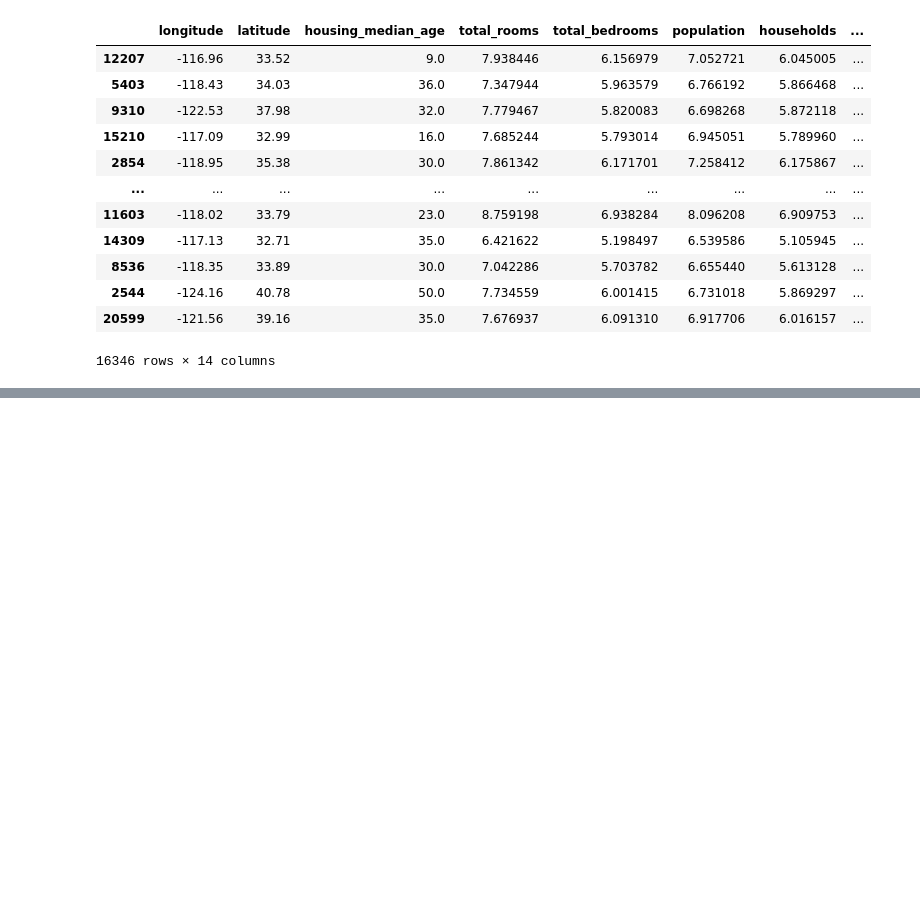
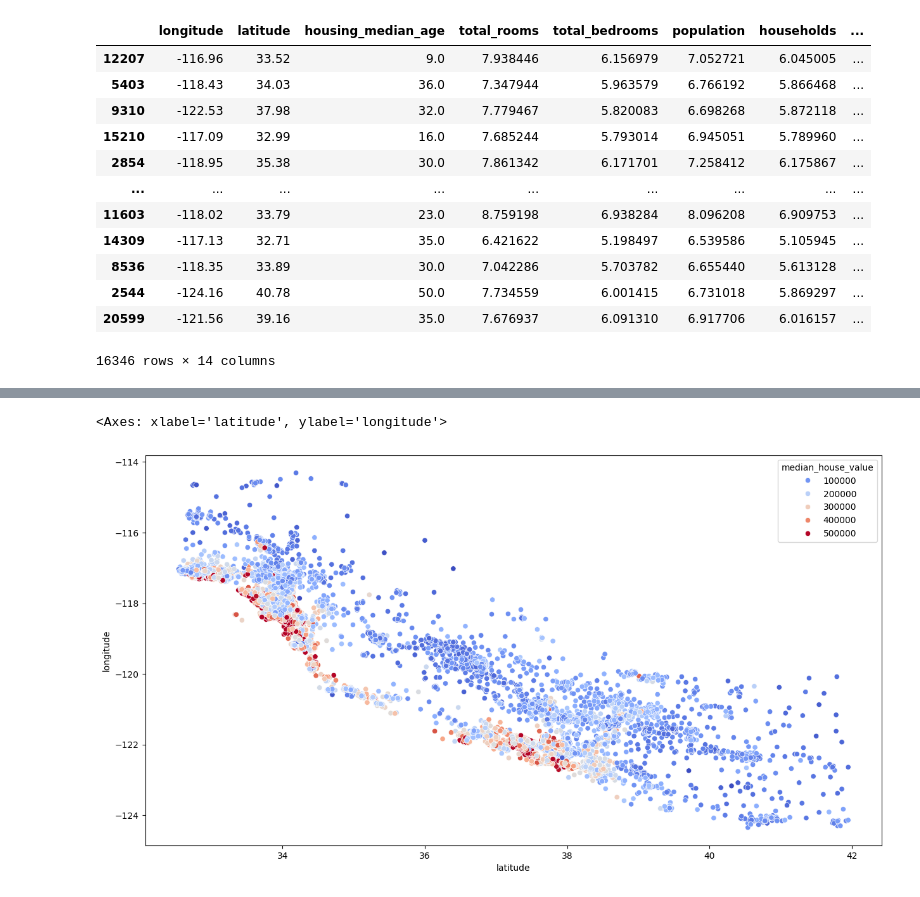
Before and after one commit to lobsangshakya/House_Prediction_Price, a Jupyter notebook: House_Prediction_project.ipynb, the cells around one changed output, grey strips where cells are left out. Drawn from its saved outputs; the diff is of its cells as text; code cells hidden in the pictures; blank space fills up the shorter version.

```diff
--- a/House_Prediction_project.ipynb
+++ b/House_Prediction_project.ipynb
@@ -203,0 +210,8 @@ train_data
+# %%
+# Red = most expensive
+# Blue = less expensive
+plt.figure(figsize=(15, 8))
+sns.scatterplot(x="latitude", y="longitude", data=train_data, hue="median_house_value", palette="coolwarm")
+# %% [output]
+<Axes: xlabel='latitude', ylabel='longitude'>
+[figure, added]
```
Also changed, not shown: parts of 1 cell of this notebook.
